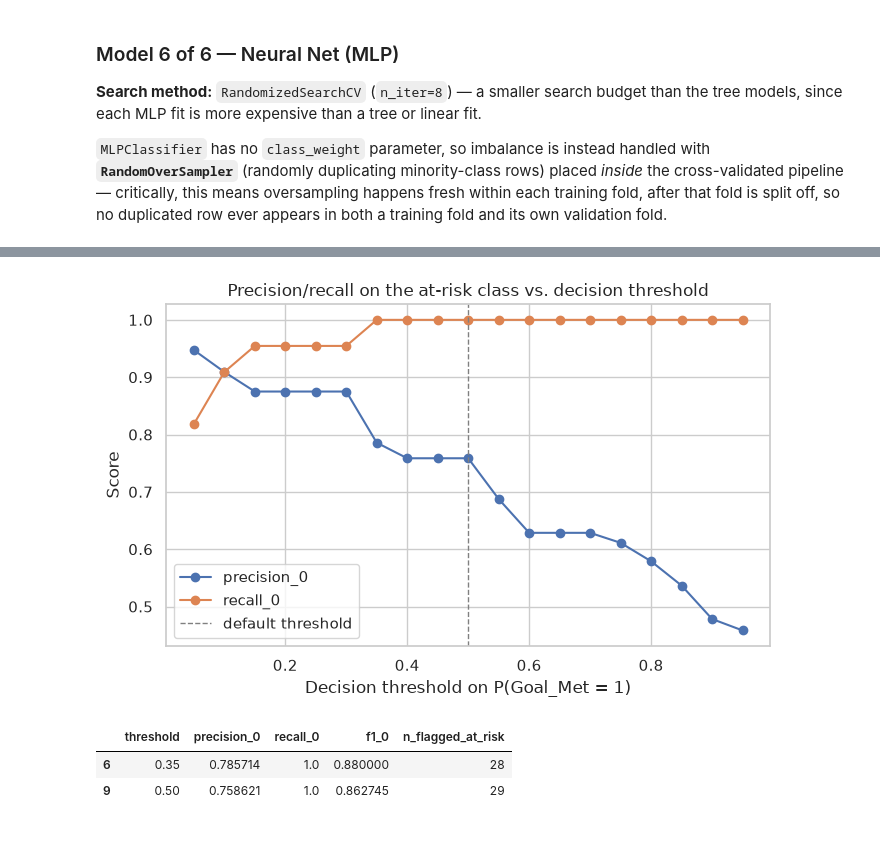
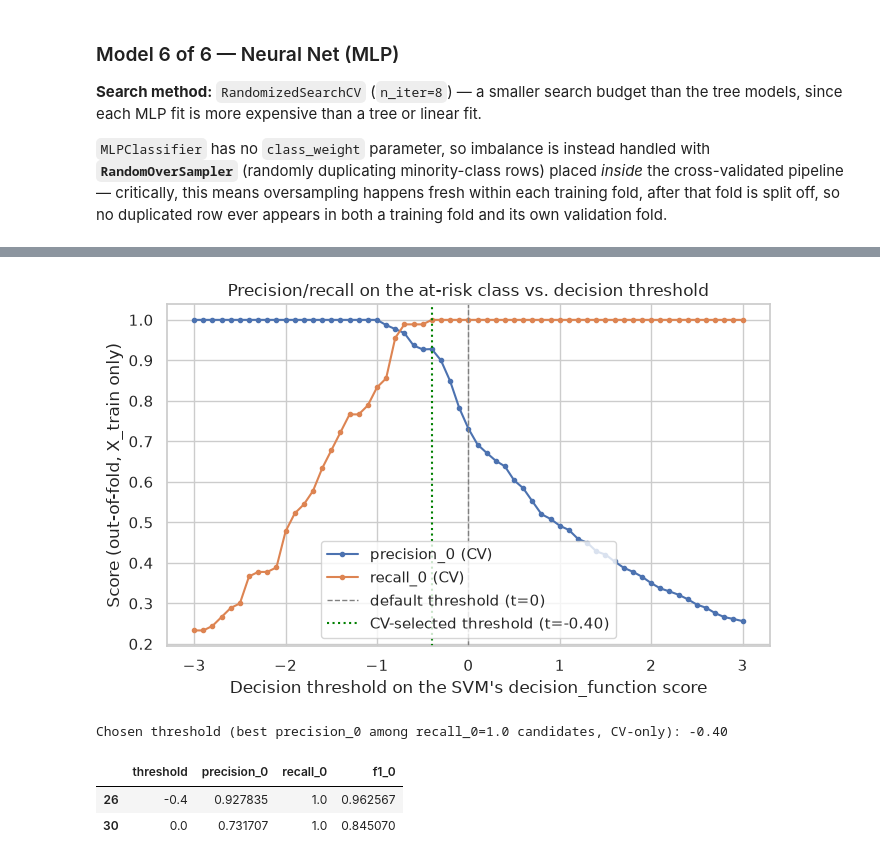
Before and after one commit to saint2706/savings-goal-classifier, a Jupyter notebook: notebooks/04_model_comparison.ipynb, the cells around one changed output, grey strips where cells are left out. Drawn from its saved outputs; the diff is of its cells as text; code cells hidden in the pictures.

```diff
--- a/notebooks/04_model_comparison.ipynb
+++ b/notebooks/04_model_comparison.ipynb
@@ -120,12 +124,4 @@ def evaluate(name, y_true, y_pred):
     }
 
 cv = StratifiedKFold(n_splits=5, shuffle=True, random_state=42)
-
-dummy = DummyClassifier(strategy="most_frequent", random_state=42)
-dummy.fit(X_train, y_train)
-pred_dummy = dummy.predict(X_test)
-
-results = [evaluate("Majority baseline", y_test, pred_dummy)]
 best_models = {}
-
-pd.DataFrame(results).set_index("model").round(4)
@@ -440,33 +380,37 @@ The winning model outputs a probability, not just a class label, so its 0.5 defa
 # %%
-best_mlp = best_models["Neural Net (MLP)"]
-proba_test = best_mlp.predict_proba(X_test)[:, 1]  # P(Goal_Met = 1)
+svm_best = best_models["SVM (Linear)"]
+oof_scores = cross_val_predict(svm_best, X_train, y_train, cv=cv, method="decision_function", n_jobs=-1)
 
 threshold_rows = []
-for threshold in np.arange(0.05, 0.96, 0.05):
-    pred_t = (proba_test >= threshold).astype(int)  # predict 0 (at-risk) when P(met) < threshold
-    precision, recall, f1, _ = precision_recall_fscore_support(y_test, pred_t, labels=[0, 1], zero_division=0)
+for threshold in np.arange(-3.0, 3.01, 0.1):
+    pred_t = (oof_scores >= threshold).astype(int)  # predict 0 (at-risk) when score < threshold
+    precision, recall, f1, _ = precision_recall_fscore_support(y_train, pred_t, labels=[0, 1], zero_division=0)
     threshold_rows.append({
         "threshold": round(threshold, 2),
         "precision_0": precision[0], "recall_0": recall[0], "f1_0": f1[0],
-        "n_flagged_at_risk": int((pred_t == 0).sum()),
     })
 
 threshold_df = pd.DataFrame(threshold_rows)
+perfect_recall = threshold_df[threshold_df["recall_0"] >= 0.999]
+chosen_threshold = perfect_recall.sort_values("precision_0", ascending=False).iloc[0]["threshold"]
 
 fig, ax = plt.subplots(figsize=(7, 4.5))
-ax.plot(threshold_df["threshold"], threshold_df["precision_0"], marker="o", label="precision_0")
-ax.plot(threshold_df["threshold"], threshold_df["recall_0"], marker="o", label="recall_0")
-ax.axvline(0.5, color="grey", linestyle="--", linewidth=1, label="default threshold")
-ax.set_xlabel("Decision threshold on P(Goal_Met = 1)")
-ax.set_ylabel("Score")
+ax.plot(threshold_df["threshold"], threshold_df["precision_0"], marker=".", label="precision_0 (CV)")
+ax.plot(threshold_df["threshold"], threshold_df["recall_0"], marker=".", label="recall_0 (CV)")
+ax.axvline(0.0, color="grey", linestyle="--", linewidth=1, label="default threshold (t=0)")
+ax.axvline(chosen_threshold, color="green", linestyle=":", linewidth=1.5, label=f"CV-selected threshold (t={chosen_threshold:.2f})")
+ax.set_xlabel("Decision threshold on the SVM's decision_function score")
+ax.set_ylabel("Score (out-of-fold, X_train only)")
 ax.set_title("Precision/recall on the at-risk class vs. decision threshold")
 ax.legend()
 fig.tight_layout()
 plt.show()
 
-threshold_df[threshold_df["threshold"].isin([0.35, 0.50])]
+print(f"Chosen threshold (best precision_0 among recall_0=1.0 candidates, CV-only): {chosen_threshold:.2f}")
+threshold_df[threshold_df["threshold"].isin([0.0, chosen_threshold])]
 # %% [output]
-[figure, old version]
+[figure, new version]
+Chosen threshold (best precision_0 among recall_0=1.0 candidates, CV-only): -0.40
-|  | threshold | precision_0 | recall_0 | f1_0 | n_flagged_at_risk |
-| 6 | 0.35 | 0.785714 | 1.0 | 0.880000 | 28 |
-| 9 | 0.50 | 0.758621 | 1.0 | 0.862745 | 29 |
+|  | threshold | precision_0 | recall_0 | f1_0 |
+| 26 | -0.4 | 0.927835 | 1.0 | 0.962567 |
+| 30 | 0.0 | 0.731707 | 1.0 | 0.845070 |
```
Also changed, not shown: parts of 40 cells of this notebook, 8 other files.
